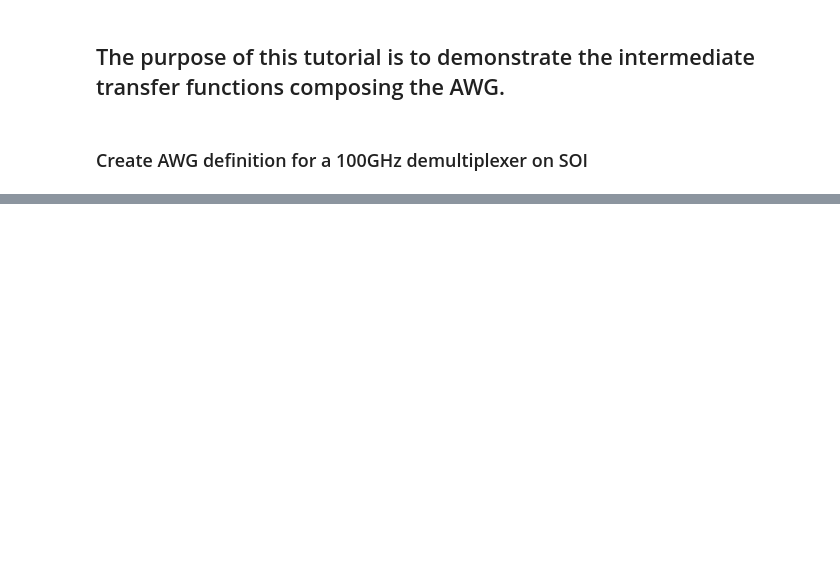
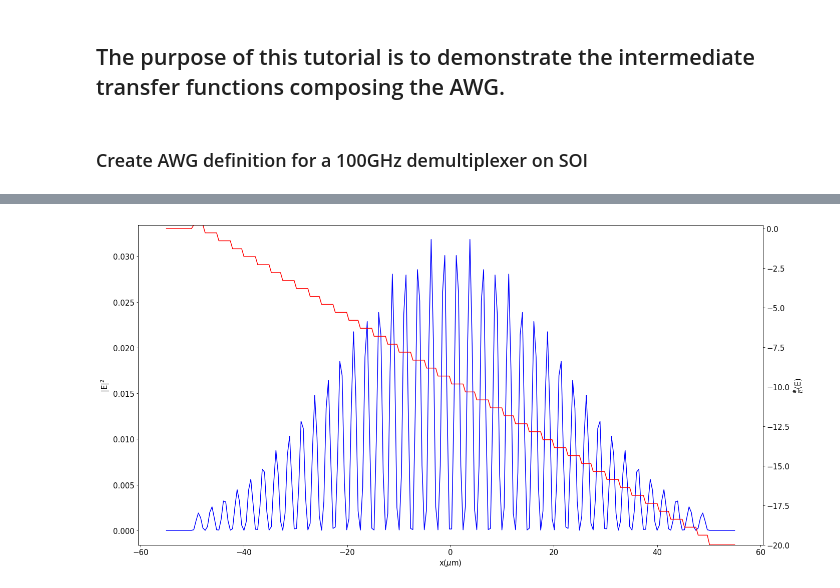
Before and after one commit to dnrobin/awg-python, a Jupyter notebook: Example_function.ipynb, the cells around one changed output, grey strips where cells are left out. Cells and saved outputs as stored; diff of their text form; code cells hidden in the pictures; blank space fills up the shorter version.

```diff
--- a/Example_function.ipynb
+++ b/Example_function.ipynb
@@ -30,0 +30,6 @@ plt.show()
+# %%
+F3 = aw(model,lmbda,F2,ModeType = modetype)
+plotfield(F3,PlotPhase = True,UnwrapPhase = True, NormalizePhase = True)
+plt.show()
+# %% [output]
+[figure, added]
```
Also changed, not shown: parts of 5 cells of this notebook, 5 other files.
